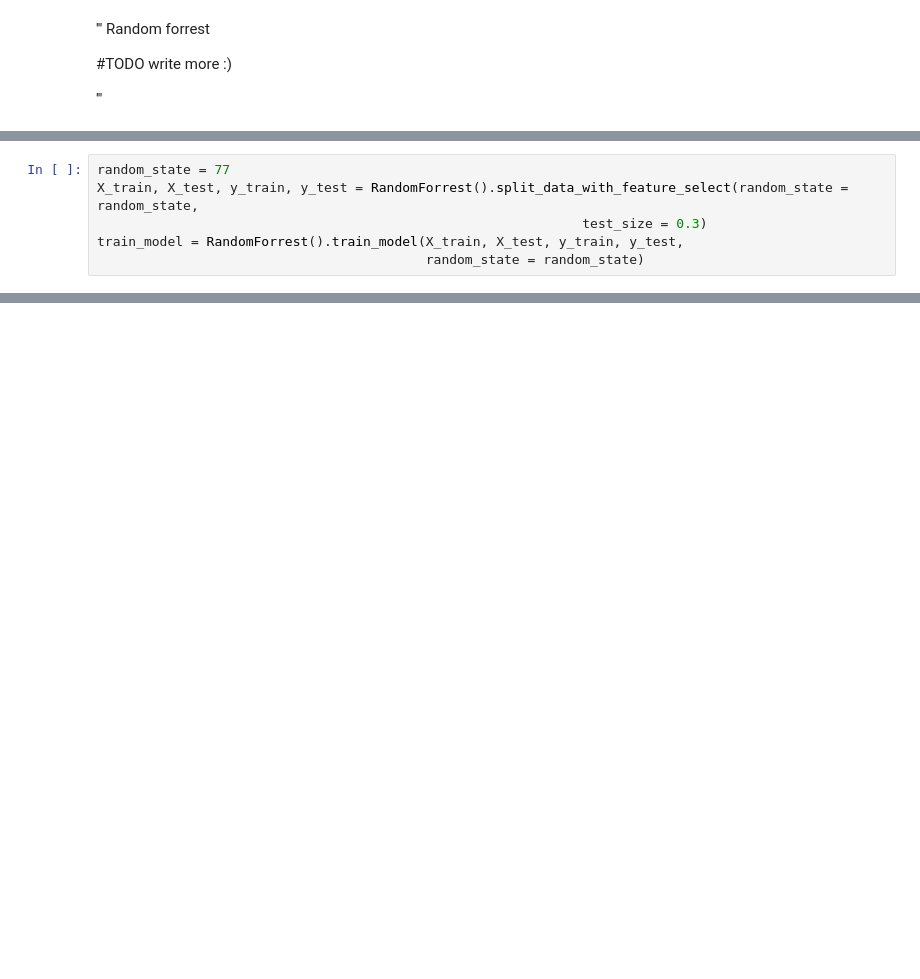
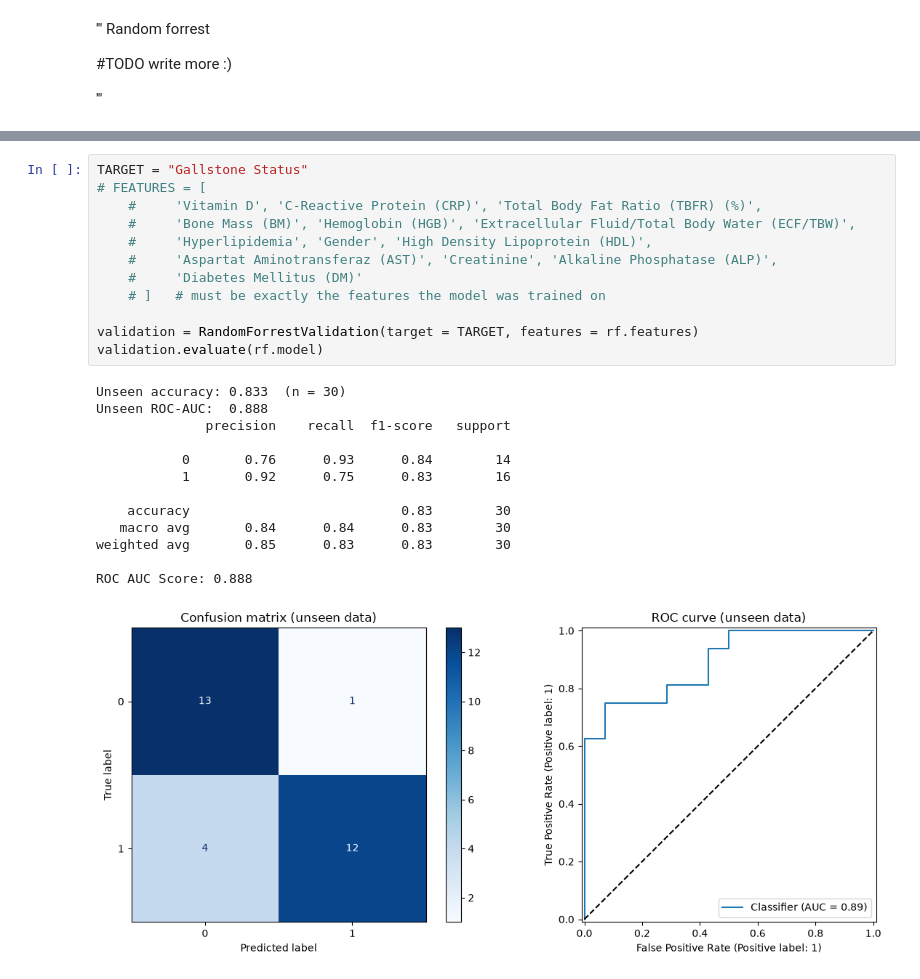
Before and after one commit to aaamainorg/dat540-group1, a Jupyter notebook: random_forrest.ipynb, the cells around one changed output, grey strips where cells are left out. Cells and saved outputs as stored; diff of their text form; blank space fills up the shorter version.

Commit message:
Added graphs and validation on unseen data

```diff
--- a/random_forrest.ipynb
+++ b/random_forrest.ipynb
@@ -176,6 +61,0 @@ weighted avg       0.77      0.77      0.77        96
-# %%
-random_state = 77
-X_train, X_test, y_train, y_test = RandomForrest().split_data_with_feature_select(random_state = random_state,
-                                                              test_size = 0.3)
-train_model = RandomForrest().train_model(X_train, X_test, y_train, y_test,
-                                          random_state = random_state)
@@ -199,0 +301,26 @@ weighted avg       0.76      0.76      0.76        96
+# %%
+TARGET = "Gallstone Status"
+# FEATURES = [
+    #     'Vitamin D', 'C-Reactive Protein (CRP)', 'Total Body Fat Ratio (TBFR) (%)',
+    #     'Bone Mass (BM)', 'Hemoglobin (HGB)', 'Extracellular Fluid/Total Body Water (ECF/TBW)',
+    #     'Hyperlipidemia', 'Gender', 'High Density Lipoprotein (HDL)',
+    #     'Aspartat Aminotransferaz (AST)', 'Creatinine', 'Alkaline Phosphatase (ALP)',
+    #     'Diabetes Mellitus (DM)'
+    # ]   # must be exactly the features the model was trained on
+
+validation = RandomForrestValidation(target = TARGET, features = rf.features)
+validation.evaluate(rf.model)
+# %% [output]
+Unseen accuracy: 0.833  (n = 30)
+Unseen ROC-AUC:  0.888
+              precision    recall  f1-score   support
+
+           0       0.76      0.93      0.84        14
+           1       0.92      0.75      0.83        16
+
+    accuracy                           0.83        30
+   macro avg       0.84      0.84      0.83        30
+weighted avg       0.85      0.83      0.83        30
+
+ROC AUC Score: 0.888
+[figure, added]
```
Also changed, not shown: parts of 14 cells of this notebook.
